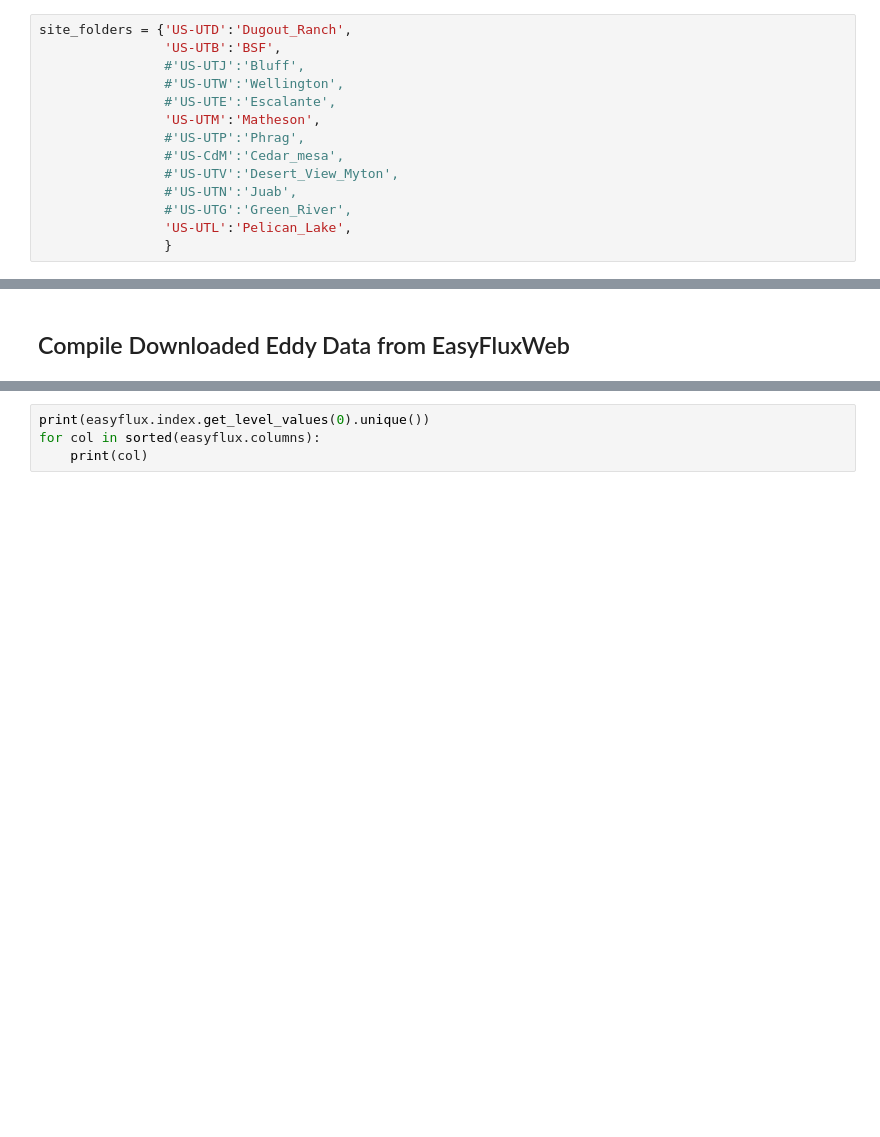
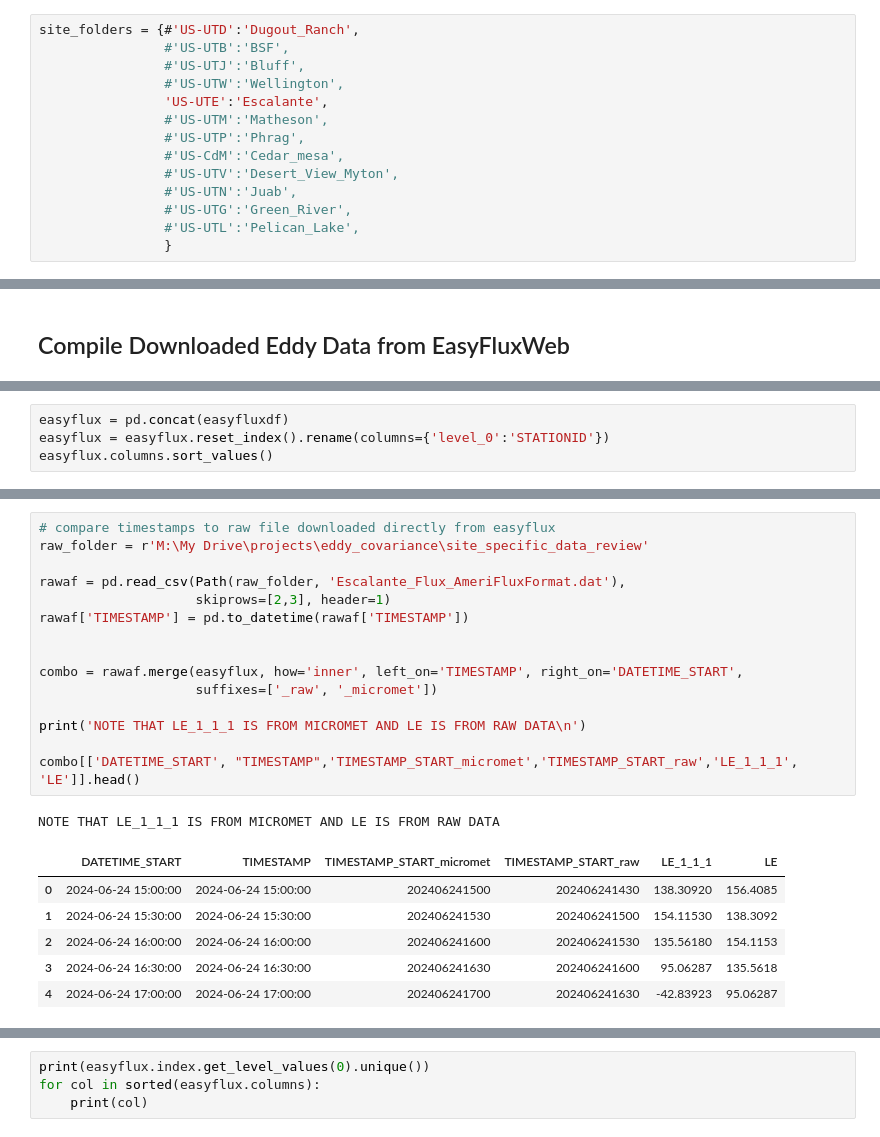
Before and after one commit to inkenbrandt/MicroMet, a Jupyter notebook: docs/notebooks/DL_testing.ipynb, the cells around one changed output, grey strips where cells are left out. Drawn from its saved outputs; the diff is of its cells as text; blank space fills up the shorter version.

```diff
--- a/docs/notebooks/DL_testing.ipynb
+++ b/docs/notebooks/DL_testing.ipynb
@@ -581,18 +738,18 @@ fig.show()
 # %% [markdown]
 # Eddy
 # %%
-site_folders = {'US-UTD':'Dugout_Ranch',
-                'US-UTB':'BSF',
+site_folders = {#'US-UTD':'Dugout_Ranch',
+                #'US-UTB':'BSF',
                 #'US-UTJ':'Bluff',
                 #'US-UTW':'Wellington',
-                #'US-UTE':'Escalante',
-                'US-UTM':'Matheson',
+                'US-UTE':'Escalante',
+                #'US-UTM':'Matheson',
                 #'US-UTP':'Phrag',
                 #'US-CdM':'Cedar_mesa',
                 #'US-UTV':'Desert_View_Myton',
                 #'US-UTN':'Juab',
                 #'US-UTG':'Green_River',
-                'US-UTL':'Pelican_Lake',
+                #'US-UTL':'Pelican_Lake',
                 }
 # %% [markdown]
 ## Compile data from an individual Dat file
@@ -784,0 +843,4 @@ INFO [2025-10-01 12:36:22] __main__ – Done; final shape: (17857, 63)
+# %%
+easyflux = pd.concat(easyfluxdf)
+easyflux = easyflux.reset_index().rename(columns={'level_0':'STATIONID'})
+easyflux.columns.sort_values()
@@ -827,0 +961,23 @@ Index(['ALB_1_1_1', 'BATTERY_VOLTAGE', 'CO2_1_1_1', 'CO2_SIGMA',
+# %%
+# compare timestamps to raw file downloaded directly from easyflux
+raw_folder = r'M:\My Drive\projects\eddy_covariance\site_specific_data_review'
+
+rawaf = pd.read_csv(Path(raw_folder, 'Escalante_Flux_AmeriFluxFormat.dat'),
+                    skiprows=[2,3], header=1)
+rawaf['TIMESTAMP'] = pd.to_datetime(rawaf['TIMESTAMP'])
+
+
+combo = rawaf.merge(easyflux, how='inner', left_on='TIMESTAMP', right_on='DATETIME_START',
+                    suffixes=['_raw', '_micromet'])
+
+print('NOTE THAT LE_1_1_1 IS FROM MICROMET AND LE IS FROM RAW DATA\n')
+
+combo[['DATETIME_START', "TIMESTAMP",'TIMESTAMP_START_micromet','TIMESTAMP_START_raw','LE_1_1_1', 'LE']].head()
+# %% [output]
+NOTE THAT LE_1_1_1 IS FROM MICROMET AND LE IS FROM RAW DATA
+|  | DATETIME_START | TIMESTAMP | TIMESTAMP_START_micromet | TIMESTAMP_START_raw | LE_1_1_1 | LE |
+| 0 | 2024-06-24 15:00:00 | 2024-06-24 15:00:00 | 202406241500 | 202406241430 | 138.30920 | 156.4085 |
+| 1 | 2024-06-24 15:30:00 | 2024-06-24 15:30:00 | 202406241530 | 202406241500 | 154.11530 | 138.3092 |
+| 2 | 2024-06-24 16:00:00 | 2024-06-24 16:00:00 | 202406241600 | 202406241530 | 135.56180 | 154.1153 |
+| 3 | 2024-06-24 16:30:00 | 2024-06-24 16:30:00 | 202406241630 | 202406241600 | 95.06287 | 135.5618 |
+| 4 | 2024-06-24 17:00:00 | 2024-06-24 17:00:00 | 202406241700 | 202406241630 | -42.83923 | 95.06287 |
```
Also changed, not shown: parts of 25 cells of this notebook.
